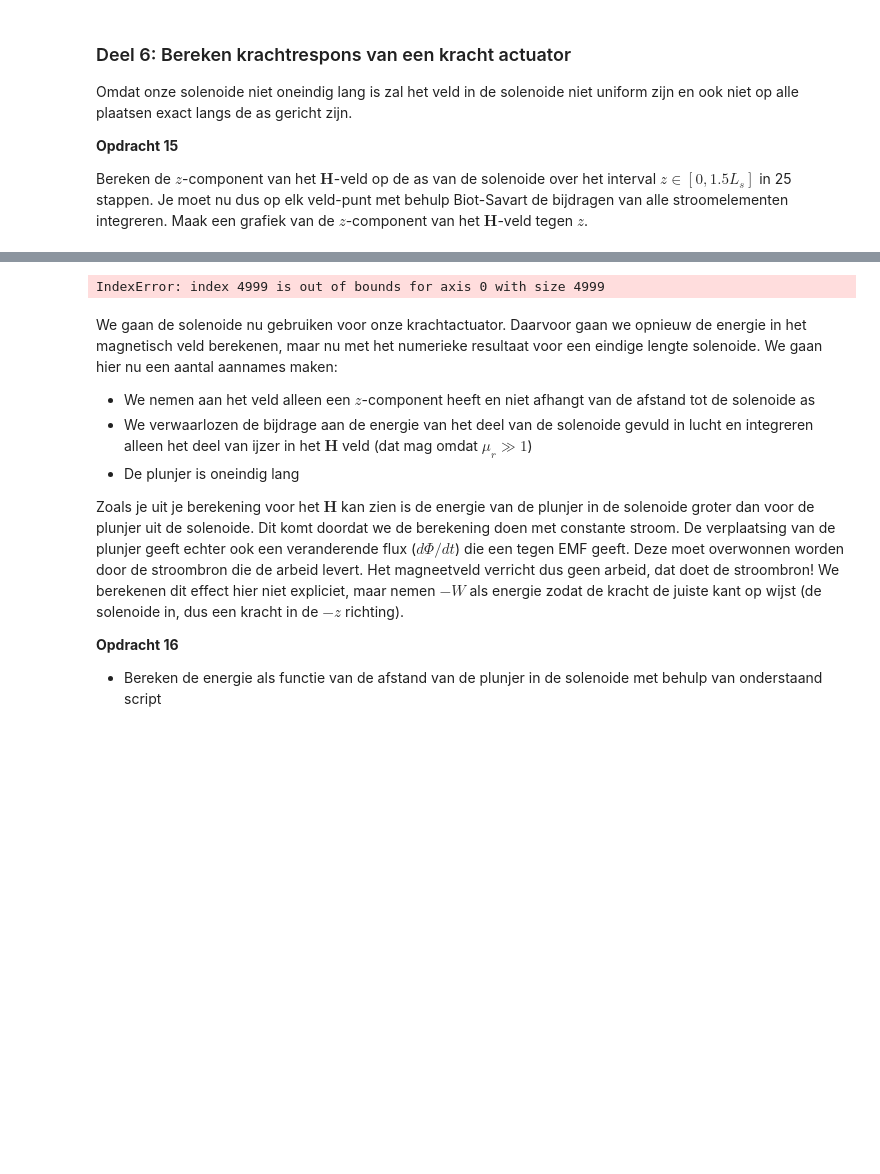
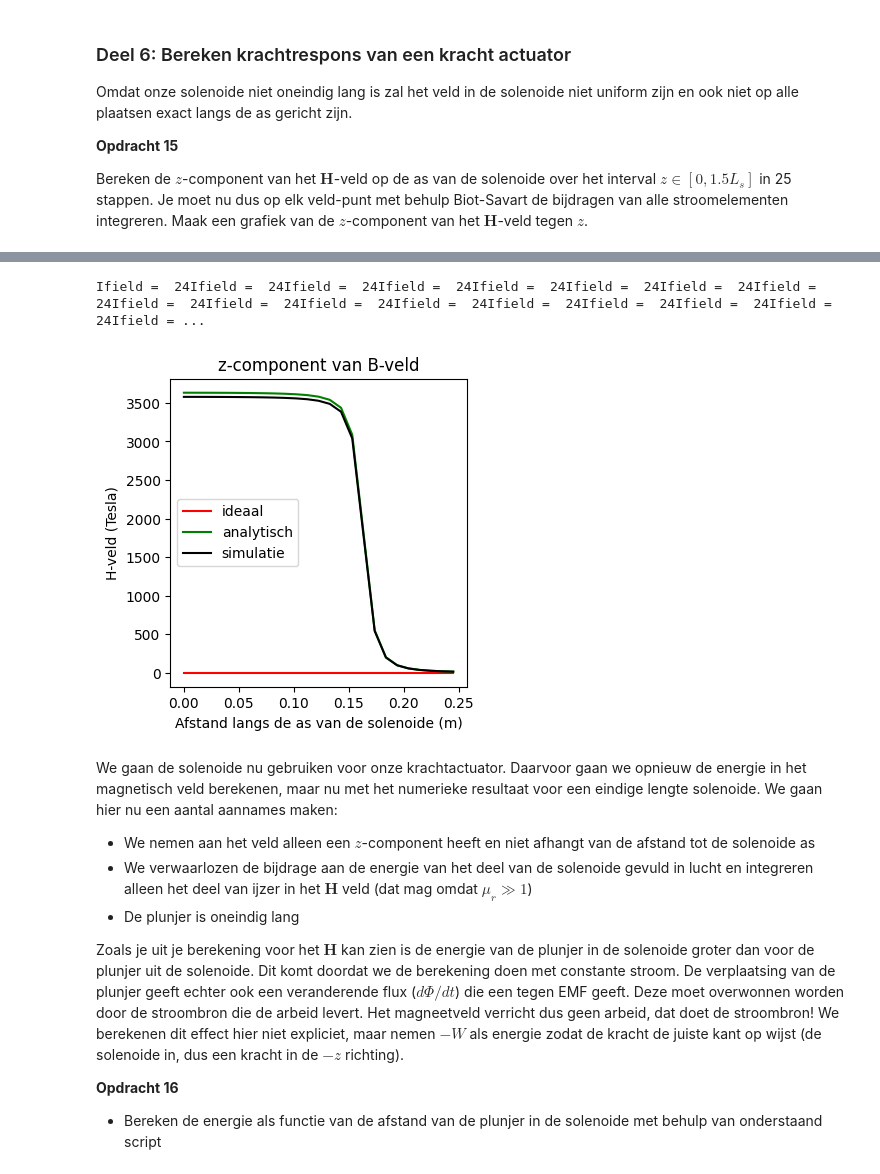
Before and after one commit to daantjebunschoten1-gif/opdrachten-DEF-D, a Jupyter notebook: DigitaleOntwerpopdrachten/2KrachtactuatorOpdracht/KrachtactuatorOpdracht.ipynb, the cells around one changed output, grey strips where cells are left out. Saved outputs shown, nothing was run; the diff lists cells and outputs as text; code cells hidden in the pictures; blank space fills up the shorter version.

```diff
--- a/DigitaleOntwerpopdrachten/2KrachtactuatorOpdracht/KrachtactuatorOpdracht.ipynb
+++ b/DigitaleOntwerpopdrachten/2KrachtactuatorOpdracht/KrachtactuatorOpdracht.ipynb
@@ -1030,50 +930,50 @@ I = I_1
 # %%
-N = 10000
+N = 5000
 n_ax=25
 z_ax=np.linspace(0, 1.5*L_sol/2, n_ax)
 H_ax=np.zeros((n_ax,1))
 
-x = parametrisatie(N,r_sol,n_turns,L_sol)[0]
-y = parametrisatie(N,r_sol,n_turns,L_sol)[1]
-z = parametrisatie(N,r_sol,n_turns,L_sol)[2]
+t,x,y,z = parametrisatie(N,r_sol,n_turns,L_sol)
 
-for i in range(N):
-    dl_x = x[i+1] - x[i]
-    dl_y = y[i+1] - y[i]
-    dl_z = z[i+1] - z[i]
-    dl_totaal[i] = [dl_x,dl_y,dl_z]
+
+dl_x = np.diff(x)
+dl_y = np.diff(y)
+dl_z = np.diff(z)
 
 
 for i_field in range(n_ax):
     print(f"\rIfield =  {i_field}", end="") # Print welk element van het veld nu berekend wordt.
     # Bepaal de field coordinate
     r_field = np.array([0,0,z_ax[i_field]])
     Hsimulated=np.array([0,0,0], dtype='float64')
-    for i_source in np.arange(1, N):
+    for i_source in range(N-1):
         # Bepaal dl en r_source en gebruik
         r_source = np.array([x[i_source],y[i_source],z[i_source]])
-        dl = dl_totaal[i_source]
+        dl = np.array([dl_x[i_source],dl_y[i_source],dl_z[i_source]])
         Hsimulated += field_current_element(r_field, r_source, dl)
         print(f"Ifield =  {i_field}", end="")
 
     # selecting the z-component
     H_ax[i_field,0]=Hsimulated[2]
 
 H_veld_ideaal=analytical_answer*np.ones(n_ax)*(1.0*(z_ax < L_sol/2))
 
 # dit is nog een aardige analytische uitdrukking die je kan uitrekenen voor de z-component op de as van een solenoide met eindige lengte
-H_veld_analytisch=(aantal_omwent*I/L_sol/2)*((L_sol/2-z_ax)/np.sqrt((z_ax- L_sol/2)**2 + r_sol**2)+(L_sol/2+z_ax)/np.sqrt((z_ax+ L_sol/2)**2 + r_sol**2))
+H_veld_analytisch=(n_turns*I/L_sol/2)*((L_sol/2-z_ax)/np.sqrt((z_ax- L_sol/2)**2 + r_sol**2)+(L_sol/2+z_ax)/np.sqrt((z_ax+ L_sol/2)**2 + r_sol**2))
 
 plt.figure(figsize=[13,4])
 plt.subplot(131)
 plt.title('z-component van B-veld')
 plt.plot(z_ax, H_veld_ideaal, '-r', label='ideaal')
 plt.plot(z_ax, H_veld_analytisch, '-g', label='analytisch')
 plt.plot(z_ax, H_ax, '-k', label='simulatie')
 plt.xlabel('Afstand langs de as van de solenoide (m)')
-plt.ylabel('B-veld (Tesla)')
+plt.ylabel('H-veld (Tesla)')
+plt.legend()
+plt.show()
 # %% [output]
-IndexError: index 4999 is out of bounds for axis 0 with size 4999
+Ifield =  24Ifield =  24Ifield =  24Ifield =  24Ifield =  24Ifield =  24Ifield =  24Ifield =  24Ifield =  24Ifield =  24Ifield =  24Ifield =  24Ifield =  24Ifield =  24Ifield =  24Ifield =  24Ifield = ...
+[figure, added]
 # %% [markdown]
 We gaan de solenoide nu gebruiken voor onze krachtactuator. Daarvoor gaan we opnieuw de energie in het magnetisch veld berekenen, maar nu met het numerieke resultaat voor een eindige lengte solenoide. We gaan hier nu een aantal aannames maken:
 * We nemen aan het veld alleen een $z$-component heeft en niet afhangt van de afstand tot de solenoide as
```
Also changed, not shown: parts of 13 cells of this notebook.
